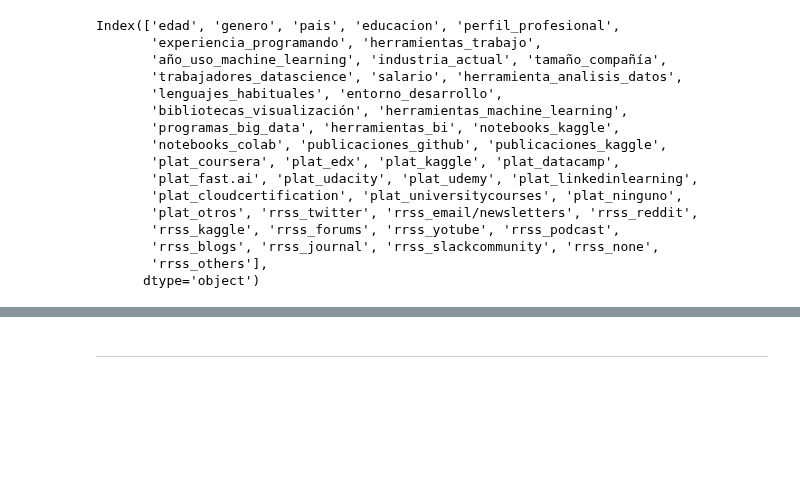
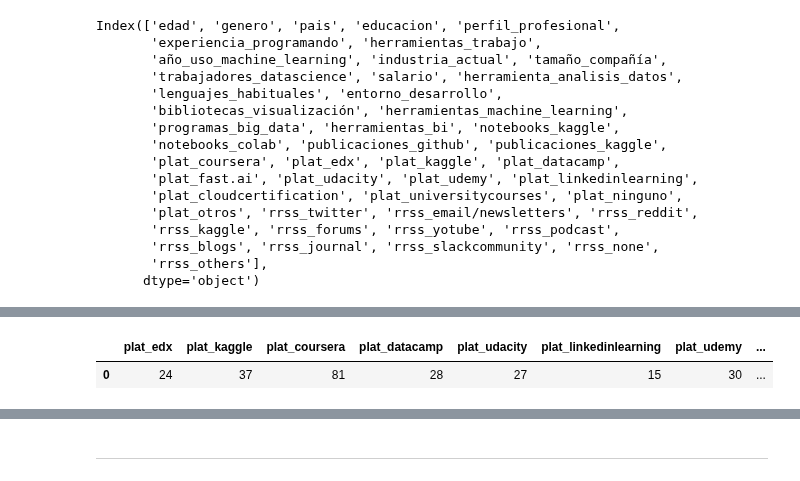
Before and after one commit to Adalab/project-da-promo-A-module-2-team-2, a Jupyter notebook: pruebas proyecto.ipynb, the cells around one changed output, grey strips where cells are left out. Drawn from its saved outputs; the diff is of its cells as text; code cells hidden in the pictures; blank space fills up the shorter version.

```diff
--- a/pruebas proyecto.ipynb
+++ b/pruebas proyecto.ipynb
@@ -122,0 +49,2 @@ df_plataformas.plot.bar()
+# %%
+diccionario={'plat_edx': [], 'plat_kaggle':[],'plat_coursera': [], 'plat_datacamp': [],  'plat_udacity': [], 'plat_linkedinlearning': [], 'plat_udemy':[],'plat_cloudcertification':[],'plat_otros':[]}
@@ -122,0 +55,16 @@ df_plataformas.plot.bar()
+# %%
+diccionario["plat_edx"].append(df["plat_edx"].value_counts()[0])
+diccionario["plat_kaggle"].append(df["plat_kaggle"].value_counts()[0])
+diccionario["plat_coursera"].append(df["plat_coursera"].value_counts()[0])
+diccionario["plat_datacamp"].append(df["plat_datacamp"].value_counts()[0])
+diccionario["plat_udacity"].append(df["plat_udacity"].value_counts()[0])
+diccionario["plat_linkedinlearning"].append(df["plat_linkedinlearning"].value_counts()[0])
+diccionario["plat_udemy"].append(df["plat_udemy"].value_counts()[0])
+diccionario["plat_cloudcertification"].append(df["plat_cloudcertification"].value_counts()[0])
+diccionario["plat_otros"].append(df["plat_otros"].value_counts()[0])
+# %%
+df_plataformas= pd.DataFrame(diccionario)
+df_plataformas
+# %% [output]
+|  | plat_edx | plat_kaggle | plat_coursera | plat_datacamp | plat_udacity | plat_linkedinlearning | plat_udemy | ... |
+| 0 | 24 | 37 | 81 | 28 | 27 | 15 | 30 | ... |
```
Also changed, not shown: parts of 37 cells of this notebook, 2 other files.
